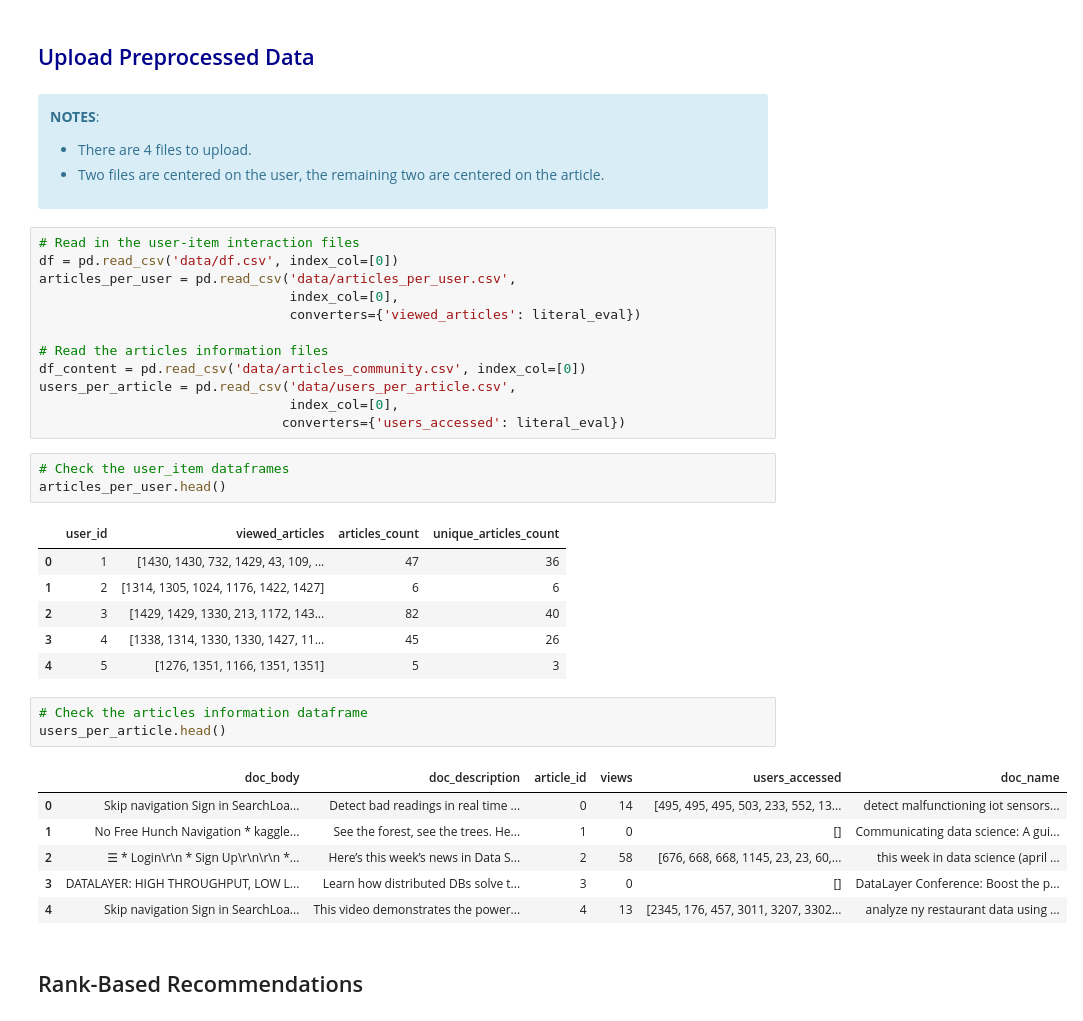
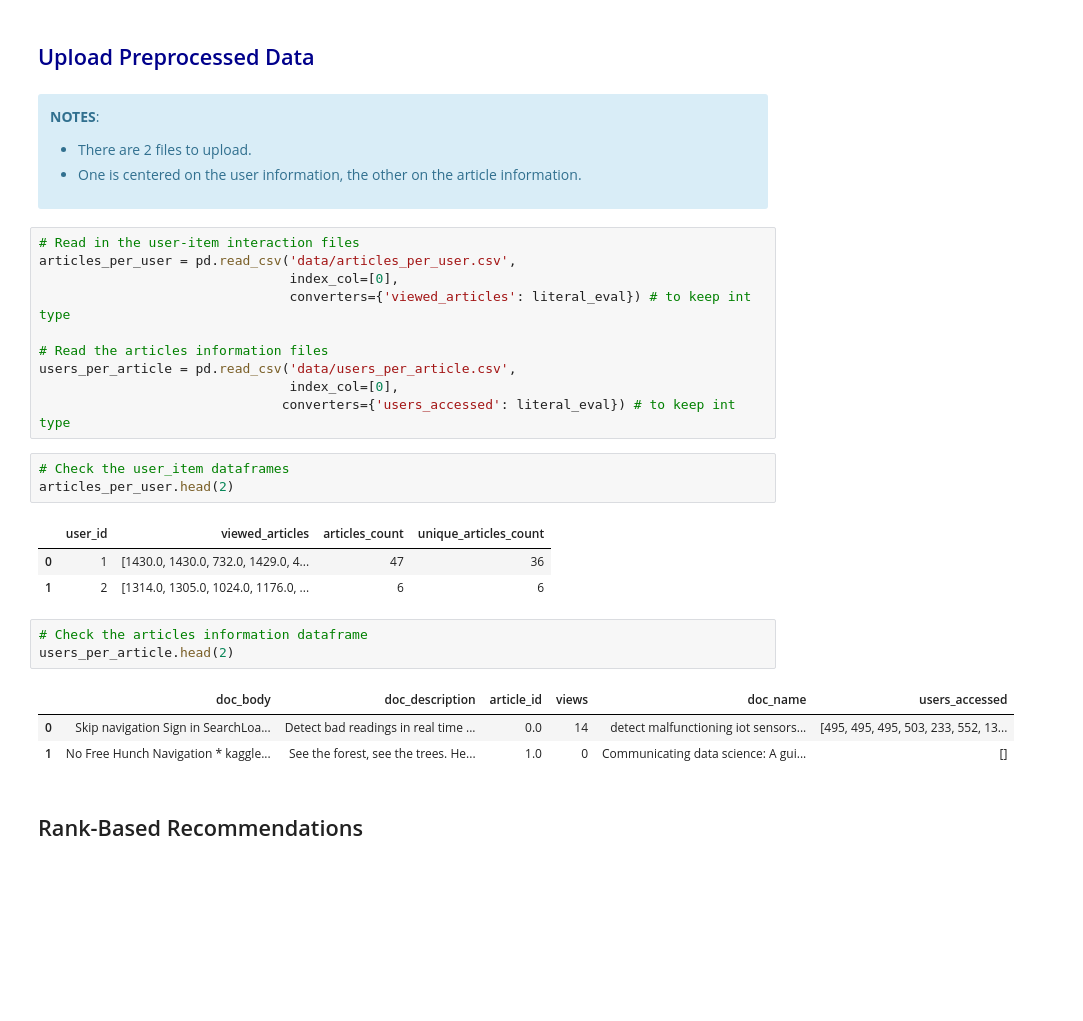
Before and after one commit to SolanaO/Recommendation_Systems, a Jupyter notebook: recommSys_P2_content.ipynb, the cells around one changed output. Drawn from its saved outputs; the diff is of its cells as text; blank space fills up the shorter version.

```diff
--- a/recommSys_P2_content.ipynb
+++ b/recommSys_P2_content.ipynb
@@ -61,43 +58,35 @@ pd.set_option("display.max_rows", 20)
 
 <b>NOTES</b>:
     <ul>
-        <li>There are 4 files to upload.</li>
-        <li>Two files are centered on the user, the remaining two are centered on the article.</li>
+        <li>There are 2 files to upload.</li>
+        <li>One is centered on the user information, the other on the article information.</li>
     </ul>
 
 </div>
 # %%
 # Read in the user-item interaction files
-df = pd.read_csv('data/df.csv', index_col=[0])
 articles_per_user = pd.read_csv('data/articles_per_user.csv',
                                 index_col=[0],
-                                converters={'viewed_articles': literal_eval})
+                                converters={'viewed_articles': literal_eval}) # to keep int type
 
 # Read the articles information files
-df_content = pd.read_csv('data/articles_community.csv', index_col=[0])
 users_per_article = pd.read_csv('data/users_per_article.csv',
                                 index_col=[0],
-                               converters={'users_accessed': literal_eval})
+                               converters={'users_accessed': literal_eval}) # to keep int type
 # %%
 # Check the user_item dataframes
-articles_per_user.head()
+articles_per_user.head(2)
 # %% [output]
 |  | user_id | viewed_articles | articles_count | unique_articles_count |
-| 0 | 1 | [1430, 1430, 732, 1429, 43, 109, ... | 47 | 36 |
-| 1 | 2 | [1314, 1305, 1024, 1176, 1422, 1427] | 6 | 6 |
-| 2 | 3 | [1429, 1429, 1330, 213, 1172, 143... | 82 | 40 |
-| 3 | 4 | [1338, 1314, 1330, 1330, 1427, 11... | 45 | 26 |
-| 4 | 5 | [1276, 1351, 1166, 1351, 1351] | 5 | 3 |
+| 0 | 1 | [1430.0, 1430.0, 732.0, 1429.0, 4... | 47 | 36 |
+| 1 | 2 | [1314.0, 1305.0, 1024.0, 1176.0, ... | 6 | 6 |
 # %%
 # Check the articles information dataframe
-users_per_article.head()
+users_per_article.head(2)
 # %% [output]
-|  | doc_body | doc_description | article_id | views | users_accessed | doc_name |
-| 0 | Skip navigation Sign in SearchLoa... | Detect bad readings in real time ... | 0 | 14 | [495, 495, 495, 503, 233, 552, 13... | detect malfunctioning iot sensors... |
-| 1 | No Free Hunch Navigation * kaggle... | See the forest, see the trees. He... | 1 | 0 | [] | Communicating data science: A gui... |
-| 2 | ☰ * Login\r\n * Sign Up\r\n\r\n *... | Here’s this week’s news in Data S... | 2 | 58 | [676, 668, 668, 1145, 23, 23, 60,... | this week in data science (april ... |
-| 3 | DATALAYER: HIGH THROUGHPUT, LOW L... | Learn how distributed DBs solve t... | 3 | 0 | [] | DataLayer Conference: Boost the p... |
-| 4 | Skip navigation Sign in SearchLoa... | This video demonstrates the power... | 4 | 13 | [2345, 176, 457, 3011, 3207, 3302... | analyze ny restaurant data using ... |
+|  | doc_body | doc_description | article_id | views | doc_name | users_accessed |
+| 0 | Skip navigation Sign in SearchLoa... | Detect bad readings in real time ... | 0.0 | 14 | detect malfunctioning iot sensors... | [495, 495, 495, 503, 233, 552, 13... |
+| 1 | No Free Hunch Navigation * kaggle... | See the forest, see the trees. He... | 1.0 | 0 | Communicating data science: A gui... | [] |
 # %% [markdown]
 ## <a class="anchor" id="Rank">Rank-Based Recommendations</a>
 # %% [markdown]
```
Also changed, not shown: parts of 115 cells of this notebook, 3 other files.
